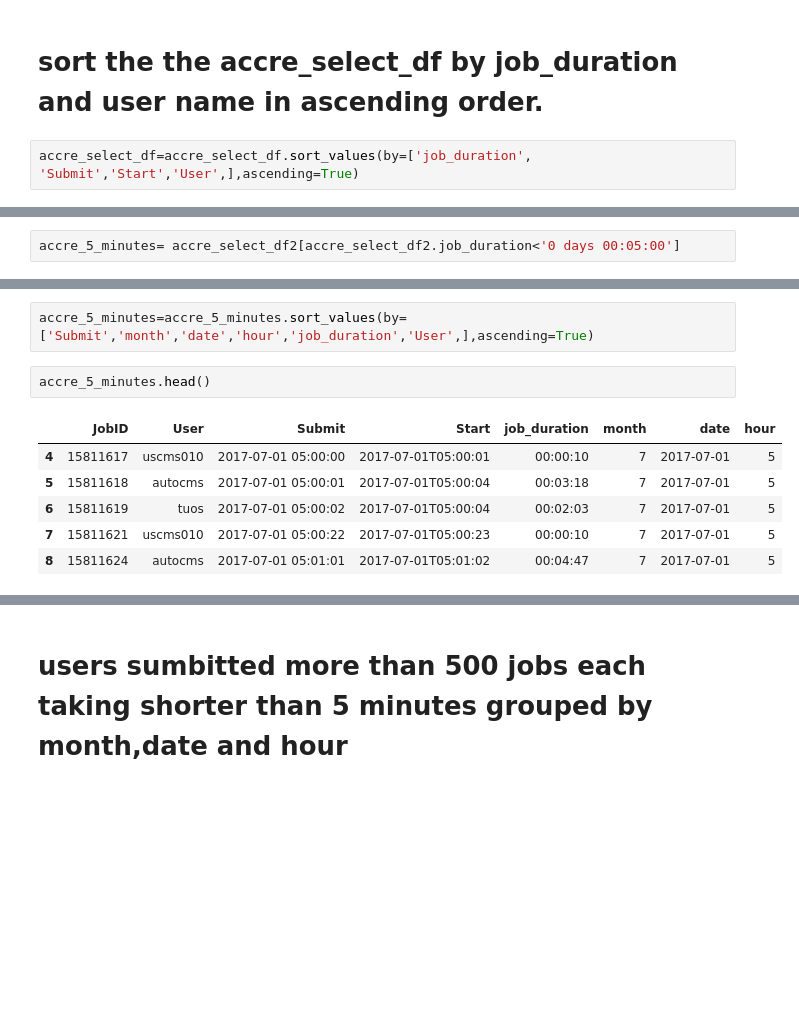
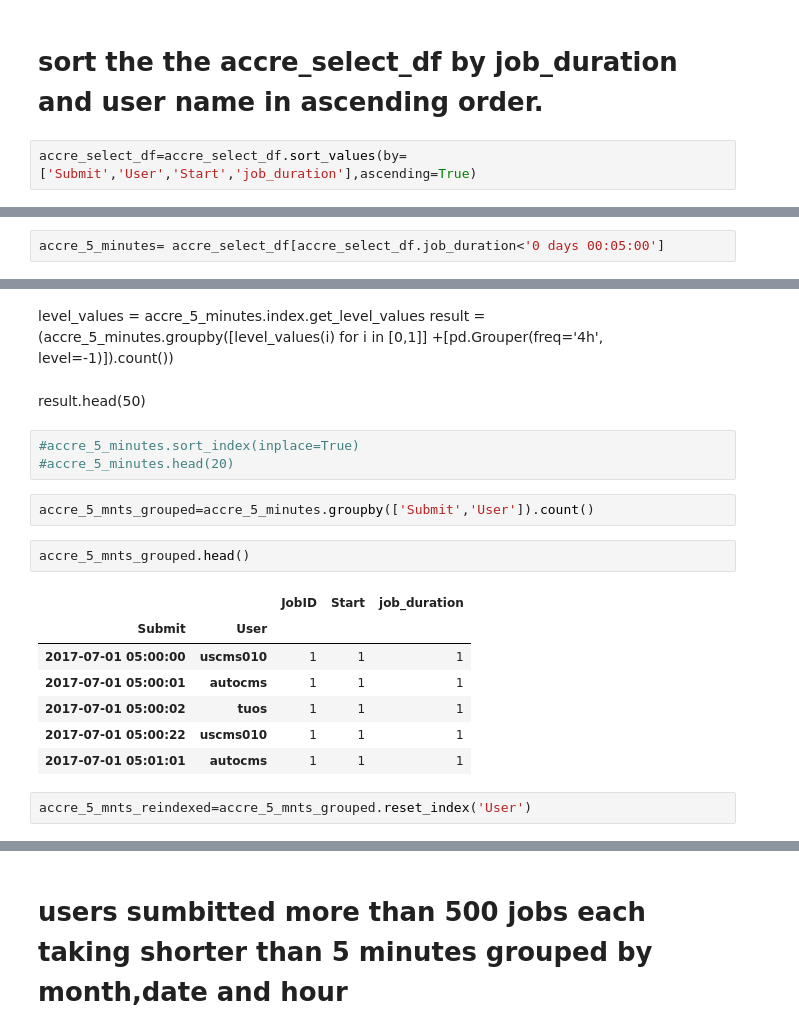
Before and after one commit to asidamo/Analysis-of-Job-Logs, a Jupyter notebook: Q2_AmanuelAccre.ipynb, the cells around one changed output, grey strips where cells are left out. Drawn from its saved outputs; the diff is of its cells as text; blank space fills up the shorter version.

```diff
--- a/Q2_AmanuelAccre.ipynb
+++ b/Q2_AmanuelAccre.ipynb
@@ -174,7 +174,7 @@ accre_select_df=accre_df2.loc[:,['JobID','User','Submit','Start','job_duration']
 # %% [markdown]
 # sort the the accre_select_df by job_duration and user name in ascending order.
 # %%
-accre_select_df=accre_select_df.sort_values(by=['job_duration', 'Submit','Start','User',],ascending=True)
+accre_select_df=accre_select_df.sort_values(by=['Submit','User','Start','job_duration'],ascending=True)
 # %%
 accre_select_df.head()
 # %% [output]
@@ -243,5 +202,5 @@ dtype('int64')
 # %%
-accre_5_minutes= accre_select_df2[accre_select_df2.job_duration<'0 days 00:05:00']
+accre_5_minutes= accre_select_df[accre_select_df.job_duration<'0 days 00:05:00']
 # %%
 accre_5_minutes.head()
 # %% [output]
@@ -254,11 +214,23 @@ accre_5_minutes.head()
-# %%
-accre_5_minutes=accre_5_minutes.sort_values(by=['Submit','month','date','hour','job_duration','User',],ascending=True)
+# %% [markdown]
+level_values = accre_5_minutes.index.get_level_values
+result = (accre_5_minutes.groupby([level_values(i) for i in [0,1]]
+                      +[pd.Grouper(freq='4h', level=-1)]).count())
+# %% [markdown]
+result.head(50)
+# %%
+#accre_5_minutes.sort_index(inplace=True)
+#accre_5_minutes.head(20)
+# %%
+accre_5_mnts_grouped=accre_5_minutes.groupby(['Submit','User']).count()
 # %%
-accre_5_minutes.head()
+accre_5_mnts_grouped.head()
 # %% [output]
-|  | JobID | User | Submit | Start | job_duration | month | date | hour |
-| 4 | 15811617 | uscms010 | 2017-07-01 05:00:00 | 2017-07-01T05:00:01 | 00:00:10 | 7 | 2017-07-01 | 5 |
-| 5 | 15811618 | autocms | 2017-07-01 05:00:01 | 2017-07-01T05:00:04 | 00:03:18 | 7 | 2017-07-01 | 5 |
-| 6 | 15811619 | tuos | 2017-07-01 05:00:02 | 2017-07-01T05:00:04 | 00:02:03 | 7 | 2017-07-01 | 5 |
-| 7 | 15811621 | uscms010 | 2017-07-01 05:00:22 | 2017-07-01T05:00:23 | 00:00:10 | 7 | 2017-07-01 | 5 |
-| 8 | 15811624 | autocms | 2017-07-01 05:01:01 | 2017-07-01T05:01:02 | 00:04:47 | 7 | 2017-07-01 | 5 |
+|  |  | JobID | Start | job_duration |
+| Submit | User |  |  |  |
+| 2017-07-01 05:00:00 | uscms010 | 1 | 1 | 1 |
+| 2017-07-01 05:00:01 | autocms | 1 | 1 | 1 |
+| 2017-07-01 05:00:02 | tuos | 1 | 1 | 1 |
+| 2017-07-01 05:00:22 | uscms010 | 1 | 1 | 1 |
+| 2017-07-01 05:01:01 | autocms | 1 | 1 | 1 |
+# %%
+accre_5_mnts_reindexed=accre_5_mnts_grouped.reset_index('User')
```
Also changed, not shown: parts of 50 cells of this notebook.
